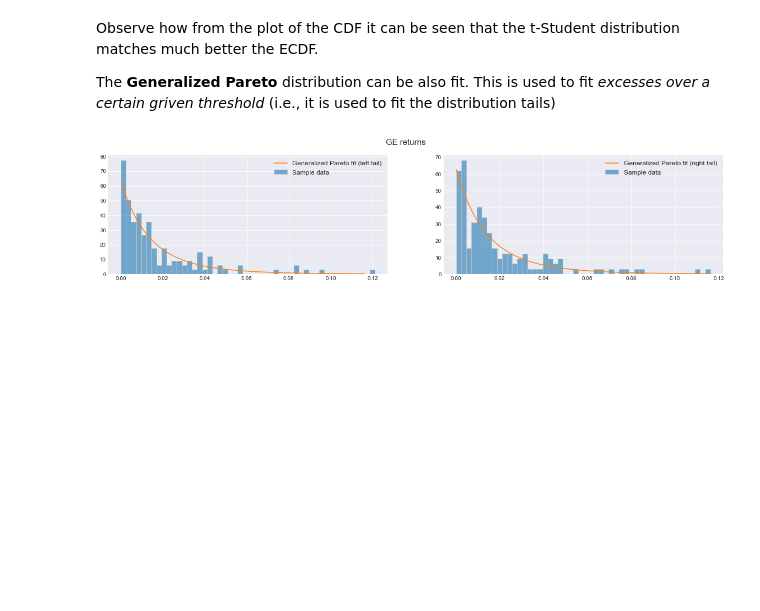
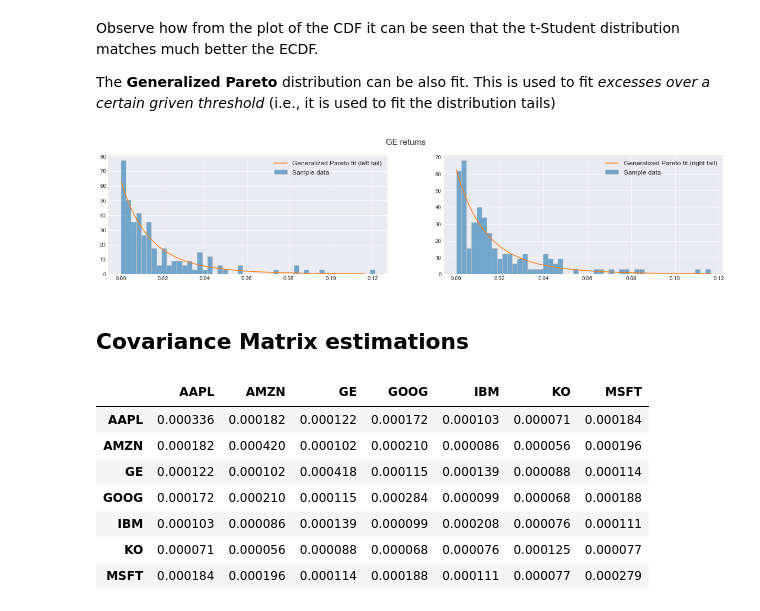
Before and after one commit to z4ir3/quant-library, a Jupyter notebook: tutorial-quant-library.ipynb, the cells around one changed output. Saved outputs shown, nothing was run; the diff lists cells and outputs as text; code cells hidden in the pictures; blank space fills up the shorter version.

Commit message:
starting new section for covariance matrices

```diff
--- a/tutorial-quant-library.ipynb
+++ b/tutorial-quant-library.ipynb
@@ -959,3 +963,16 @@ ax[n].legend(fontsize=12)
 plt.show()
 # %% [output]
 [figure]
+# %% [markdown]
+## Covariance Matrix estimations
+# %%
+ql.covmat(rets)
+# %% [output]
+|  | AAPL | AMZN | GE | GOOG | IBM | KO | MSFT |
+| AAPL | 0.000336 | 0.000182 | 0.000122 | 0.000172 | 0.000103 | 0.000071 | 0.000184 |
+| AMZN | 0.000182 | 0.000420 | 0.000102 | 0.000210 | 0.000086 | 0.000056 | 0.000196 |
+| GE | 0.000122 | 0.000102 | 0.000418 | 0.000115 | 0.000139 | 0.000088 | 0.000114 |
+| GOOG | 0.000172 | 0.000210 | 0.000115 | 0.000284 | 0.000099 | 0.000068 | 0.000188 |
+| IBM | 0.000103 | 0.000086 | 0.000139 | 0.000099 | 0.000208 | 0.000076 | 0.000111 |
+| KO | 0.000071 | 0.000056 | 0.000088 | 0.000068 | 0.000076 | 0.000125 | 0.000077 |
+| MSFT | 0.000184 | 0.000196 | 0.000114 | 0.000188 | 0.000111 | 0.000077 | 0.000279 |
```
Also changed, not shown: parts of 7 cells of this notebook.
